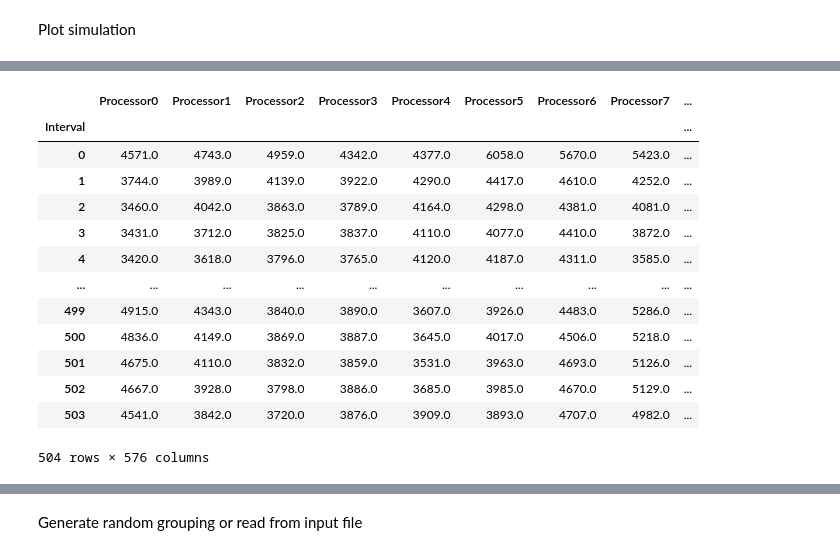
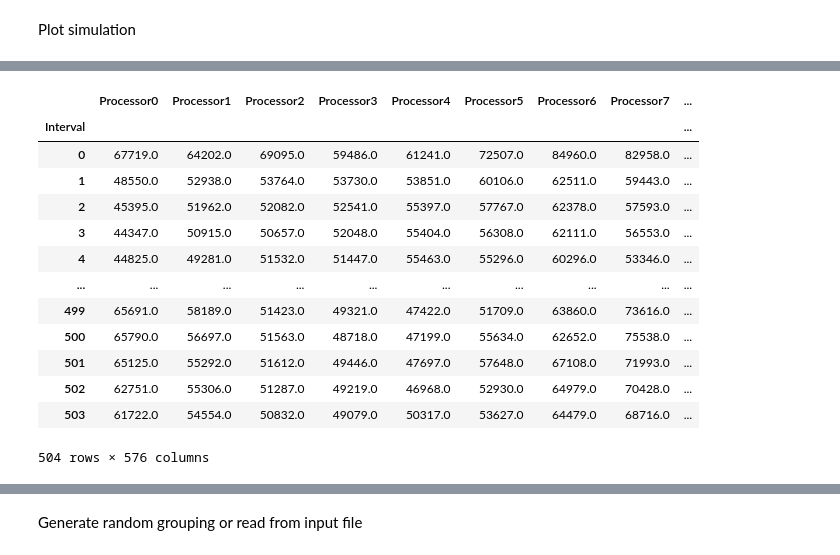
Before and after one commit to Jordan-Sun/simulated-chem, a Jupyter notebook: node_workload.ipynb, the cells around one changed output, grey strips where cells are left out. Saved outputs shown, nothing was run; the diff lists cells and outputs as text; code cells hidden in the pictures.

```diff
--- a/node_workload.ipynb
+++ b/node_workload.ipynb
@@ -39,23 +49,28 @@ test_name
 # %%
-simulation_data_path = f"test/{test_name}/simulation.csv"
-simulation_data = pd.read_csv(simulation_data_path, index_col=0)
-# Exclude the last four columns and select only numeric columns
-simulation_data = simulation_data.iloc[:, :-4].select_dtypes(include=[np.number])
-simulation_data
+simulation_data = {}
+for key, test_name in test_names.items():
+    simulation_data_path = f"test/{test_name}/simulation.csv"
+    simulation_data[key] = pd.read_csv(simulation_data_path, index_col=0)
+    # Exclude the last four columns and select only numeric columns
+    simulation_data[key] = simulation_data[key].iloc[:, :-4].select_dtypes(include=[np.number])
+
+# Print the first item in simulation_data dict
+first_key = next(iter(simulation_data))
+simulation_data[first_key]
 # %% [output]
 |  | Processor0 | Processor1 | Processor2 | Processor3 | Processor4 | Processor5 | Processor6 | Processor7 | ... |
 | Interval |  |  |  |  |  |  |  |  | ... |
-| 0 | 4571.0 | 4743.0 | 4959.0 | 4342.0 | 4377.0 | 6058.0 | 5670.0 | 5423.0 | ... |
-| 1 | 3744.0 | 3989.0 | 4139.0 | 3922.0 | 4290.0 | 4417.0 | 4610.0 | 4252.0 | ... |
-| 2 | 3460.0 | 4042.0 | 3863.0 | 3789.0 | 4164.0 | 4298.0 | 4381.0 | 4081.0 | ... |
-| 3 | 3431.0 | 3712.0 | 3825.0 | 3837.0 | 4110.0 | 4077.0 | 4410.0 | 3872.0 | ... |
-| 4 | 3420.0 | 3618.0 | 3796.0 | 3765.0 | 4120.0 | 4187.0 | 4311.0 | 3585.0 | ... |
+| 0 | 67719.0 | 64202.0 | 69095.0 | 59486.0 | 61241.0 | 72507.0 | 84960.0 | 82958.0 | ... |
+| 1 | 48550.0 | 52938.0 | 53764.0 | 53730.0 | 53851.0 | 60106.0 | 62511.0 | 59443.0 | ... |
+| 2 | 45395.0 | 51962.0 | 52082.0 | 52541.0 | 55397.0 | 57767.0 | 62378.0 | 57593.0 | ... |
+| 3 | 44347.0 | 50915.0 | 50657.0 | 52048.0 | 55404.0 | 56308.0 | 62111.0 | 56553.0 | ... |
+| 4 | 44825.0 | 49281.0 | 51532.0 | 51447.0 | 55463.0 | 55296.0 | 60296.0 | 53346.0 | ... |
 | ... | ... | ... | ... | ... | ... | ... | ... | ... | ... |
-| 499 | 4915.0 | 4343.0 | 3840.0 | 3890.0 | 3607.0 | 3926.0 | 4483.0 | 5286.0 | ... |
-| 500 | 4836.0 | 4149.0 | 3869.0 | 3887.0 | 3645.0 | 4017.0 | 4506.0 | 5218.0 | ... |
-| 501 | 4675.0 | 4110.0 | 3832.0 | 3859.0 | 3531.0 | 3963.0 | 4693.0 | 5126.0 | ... |
-| 502 | 4667.0 | 3928.0 | 3798.0 | 3886.0 | 3685.0 | 3985.0 | 4670.0 | 5129.0 | ... |
-| 503 | 4541.0 | 3842.0 | 3720.0 | 3876.0 | 3909.0 | 3893.0 | 4707.0 | 4982.0 | ... |
+| 499 | 65691.0 | 58189.0 | 51423.0 | 49321.0 | 47422.0 | 51709.0 | 63860.0 | 73616.0 | ... |
+| 500 | 65790.0 | 56697.0 | 51563.0 | 48718.0 | 47199.0 | 55634.0 | 62652.0 | 75538.0 | ... |
+| 501 | 65125.0 | 55292.0 | 51612.0 | 49446.0 | 47697.0 | 57648.0 | 67108.0 | 71993.0 | ... |
+| 502 | 62751.0 | 55306.0 | 51287.0 | 49219.0 | 46968.0 | 52930.0 | 64979.0 | 70428.0 | ... |
+| 503 | 61722.0 | 54554.0 | 50832.0 | 49079.0 | 50317.0 | 53627.0 | 64479.0 | 68716.0 | ... |
 504 rows × 576 columns
 # %%
 # Plot the simulation data as a heatmap,
```
Also changed, not shown: parts of 14 cells of this notebook, 2 other files.
